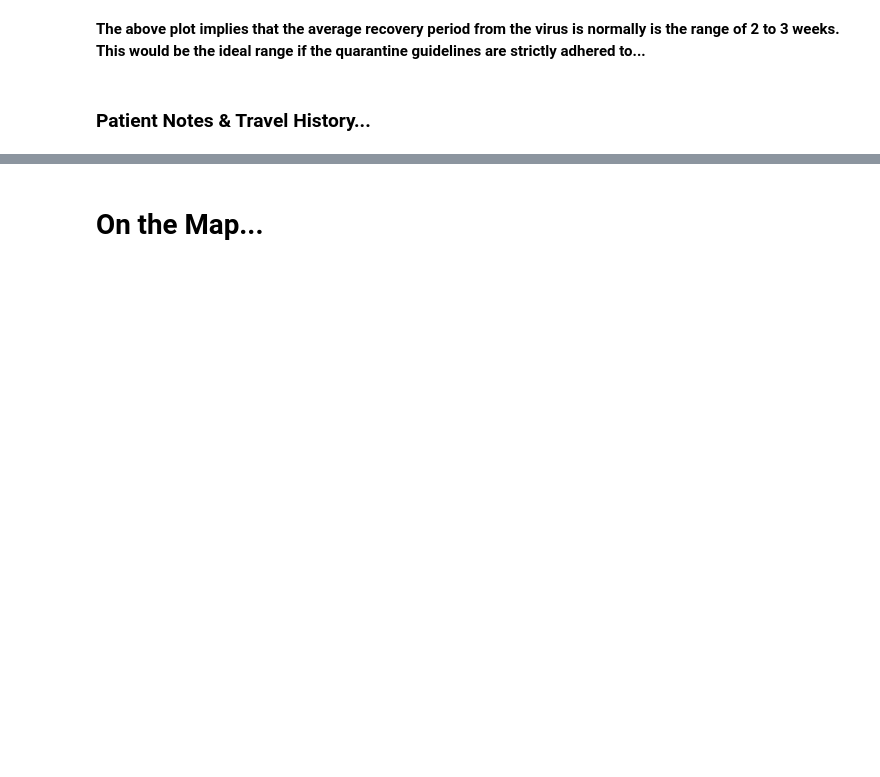
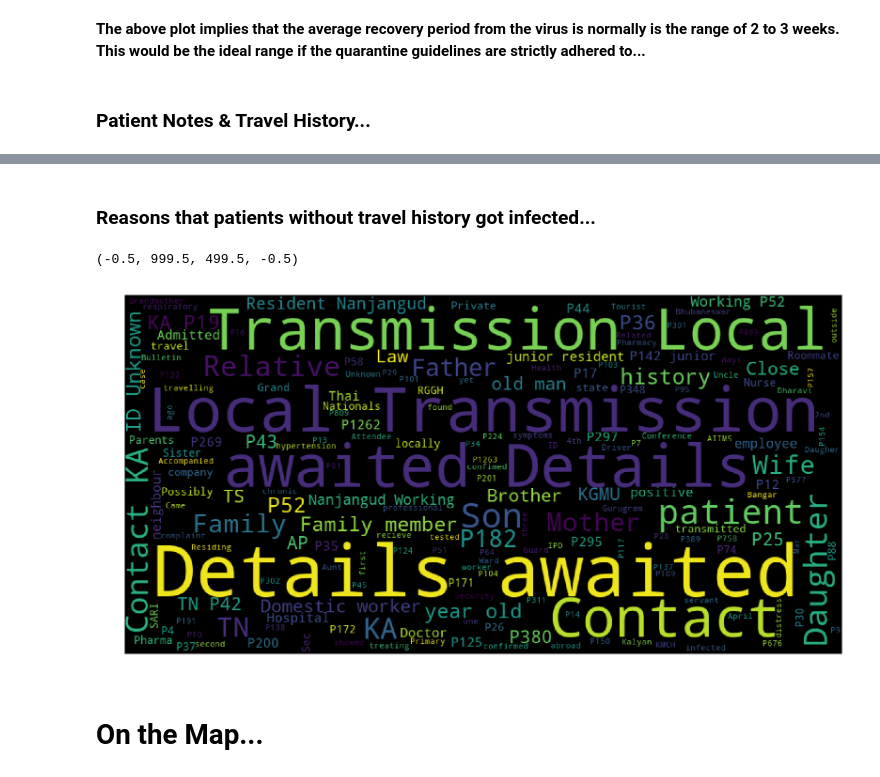
Before and after one commit to sauravmishra1710/Covid-19---A-Geo-Statistical-Analysis, a Jupyter notebook: Covid-19 India Reports.ipynb, the cells around one changed output, grey strips where cells are left out. Cells and saved outputs as stored; diff of their text form; code cells hidden in the pictures; blank space fills up the shorter version.

```diff
--- a/Covid-19 India Reports.ipynb
+++ b/Covid-19 India Reports.ipynb
@@ -885,3 +942,19 @@ fig.update_layout(
+# %% [markdown]
+### Reasons that patients without travel history got infected...
+# %%
+other_reasons_df = covid19_patients.copy()
+other_reasons_df['notes'] = np.where((other_reasons_df.notes.str.contains(place_search_pattern, False)),' ',other_reasons_df.notes)
+other_reasons_df['notes'] = np.where((other_reasons_df.notes.str.contains('details awaited', False)),' ',other_reasons_df.notes)
+
+unique_string=(" ").join(other_reasons_df['notes'])
+wordcloud = WordCloud(width = 1000, height = 500).generate(unique_string)
+
+plt.figure(figsize=(15,8))
+plt.imshow(wordcloud)
+plt.axis("off")
+# %% [output]
+(-0.5, 999.5, 499.5, -0.5)
+[figure, added]
 # %% [markdown]
 # On the Map...
 # %%
```
Also changed, not shown: parts of 23 cells of this notebook.
